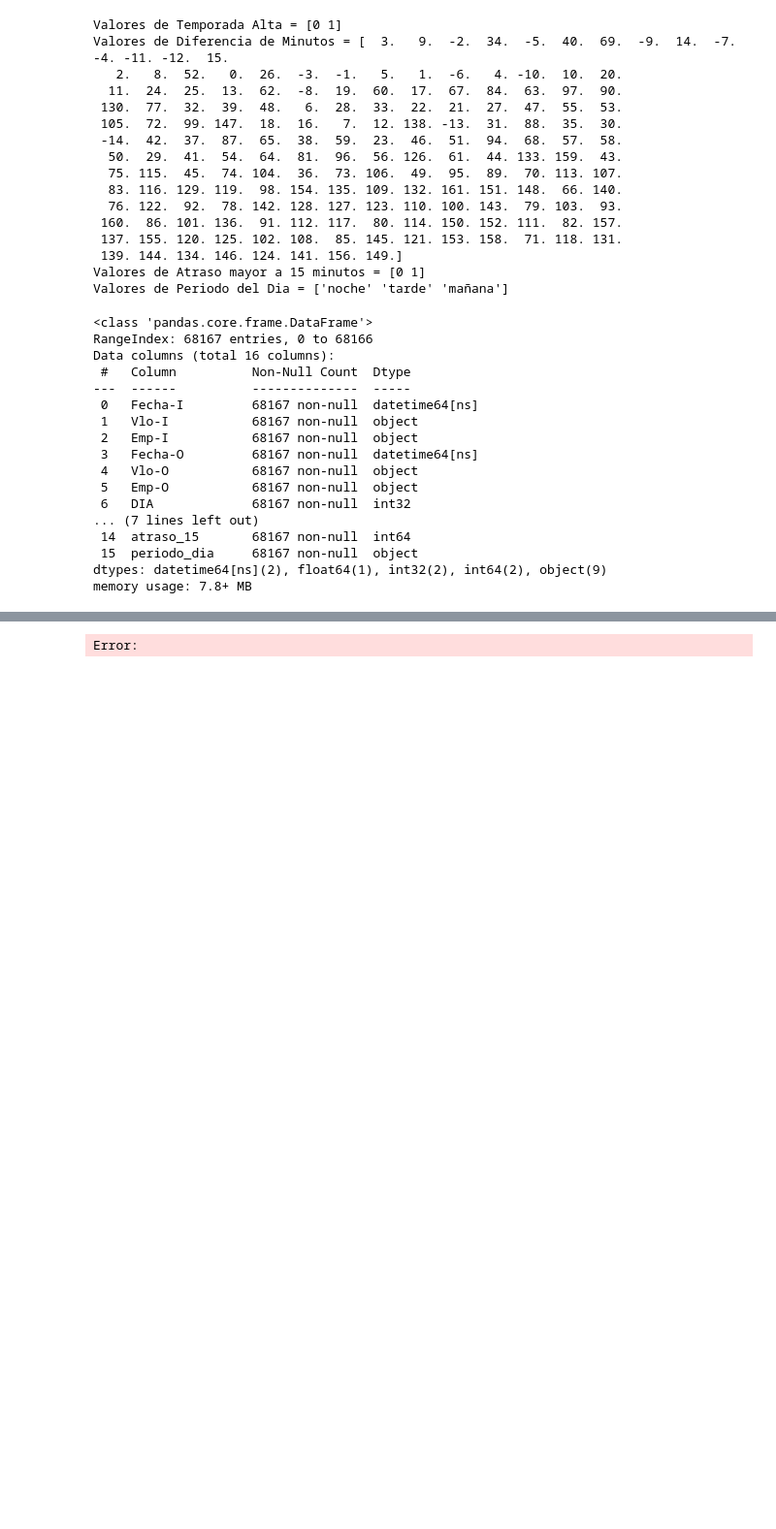
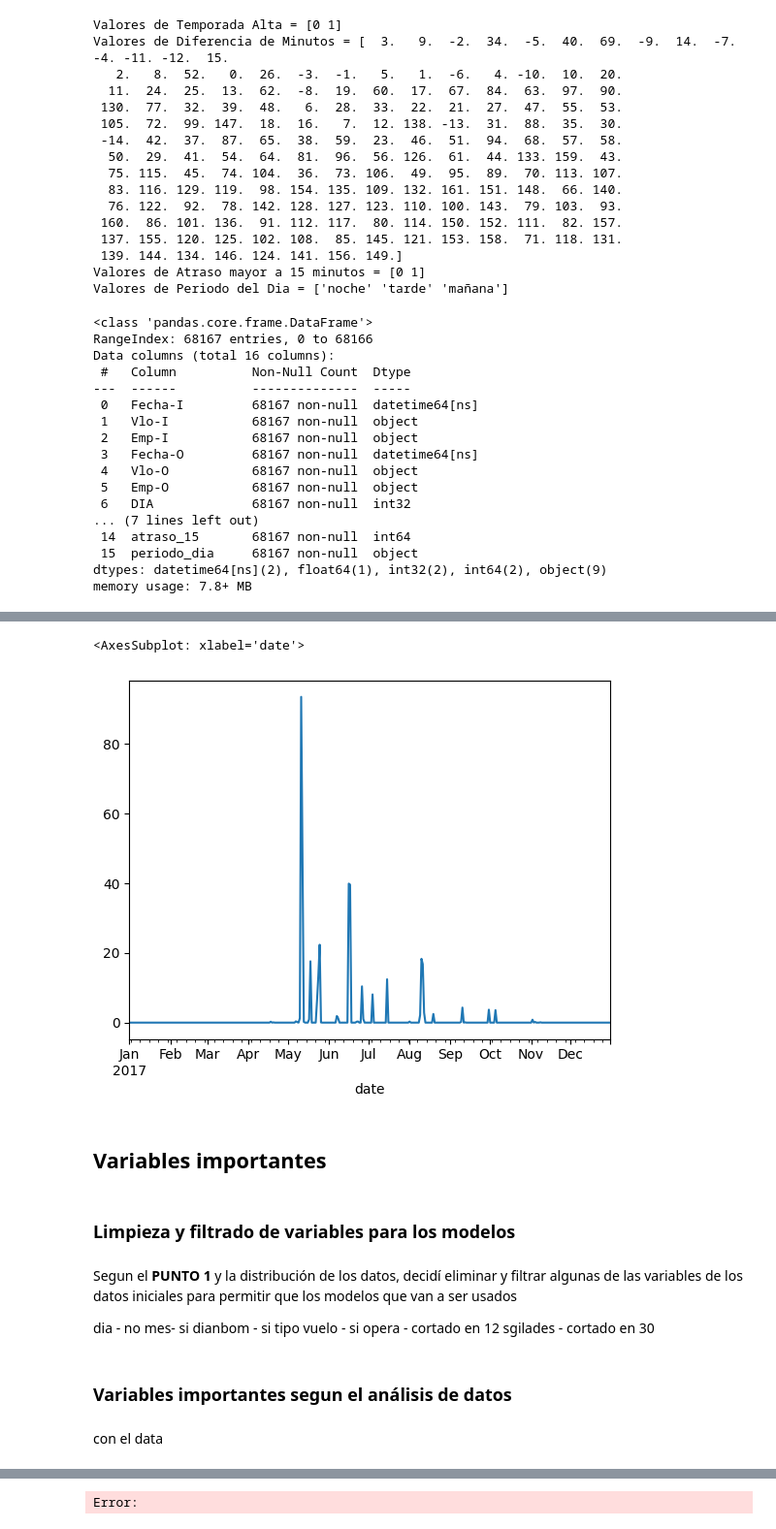
Before and after one commit to chuto81/datascientist_latam, a Jupyter notebook: solution.ipynb, the cells around one changed output, grey strips where cells are left out. Shown: that part at 97% size. Cells and saved outputs as stored; diff of their text form; code cells hidden in the pictures; blank space fills up the shorter version.

Commit message:
Texto explicativo de como obtener la precipitacion

```diff
--- a/solution.ipynb
+++ b/solution.ipynb
@@ -675,0 +696,7 @@ df_initial.to_csv('synthetic_features.csv')
+# %%
+# Importando los datos de precipitación en el Aeropuerto de Santiago.
+# Convirtiendo el indice en datetime
+
+df_prcp = pd.read_csv('SCL_precipitation.csv', index_col='date')
+df_prcp.index = pd.to_datetime(df_prcp.index)
+df_prcp.info()
@@ -676 +714,24 @@ df_initial.to_csv('synthetic_features.csv')
+# %%
+# Distribucion de la precipitacion en mm en 2017
+df_prcp['precipitacao_mm'].plot()
+# %% [output]
+<AxesSubplot: xlabel='date'>
+[figure, added]
+# %% [markdown]
+## Variables importantes
+# %% [markdown]
+### Limpieza y filtrado de variables para los modelos
+# %% [markdown]
+Segun el **PUNTO 1** y la distribución de los datos, decidí eliminar y filtrar algunas de las variables de los datos iniciales para permitir que los modelos que van a ser usados
+
+dia - no
+mes- si
+dianbom - si
+tipo vuelo - si
+opera - cortado en 12
+sgilades - cortado en 30
+# %% [markdown]
+### Variables importantes segun el análisis de datos
+# %% [markdown]
+con el data
 # %% [markdown]
```
Also changed, not shown: parts of 17 cells of this notebook.
